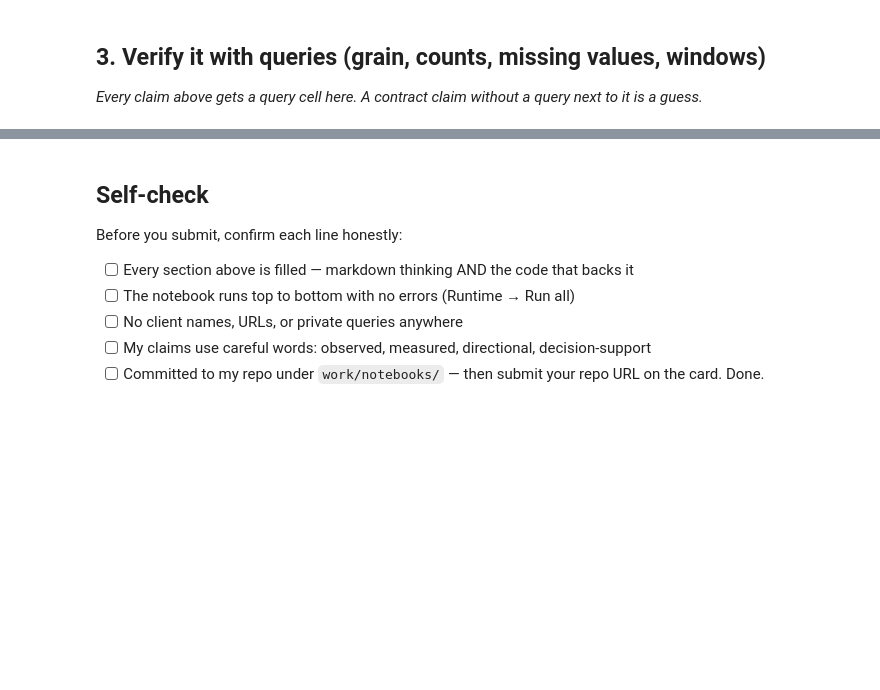
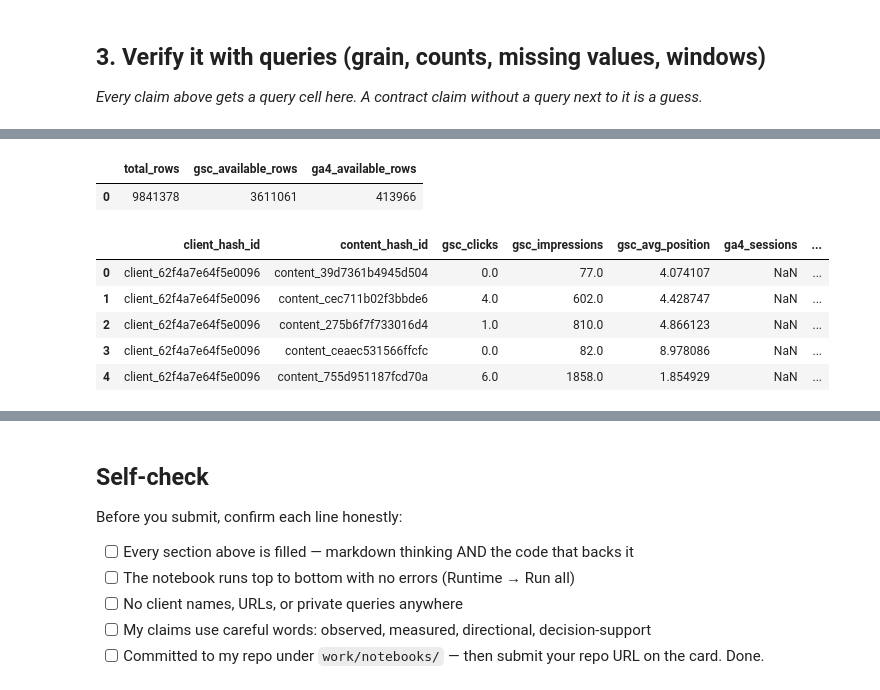
Before and after one commit to mohamedahmed02/Flyrank-internship, a Jupyter notebook: work/notebooks/w03_data_contract.ipynb, the cells around one changed output, grey strips where cells are left out. Cells and saved outputs as stored; diff of their text form; code cells hidden in the pictures; blank space fills up the shorter version.

```diff
--- a/work/notebooks/w03_data_contract.ipynb
+++ b/work/notebooks/w03_data_contract.ipynb
@@ -26,0 +82,80 @@ This skeleton is yours to fill. Work the sections **in order** — each one has
+# %%
+availability_check = con.execute("""
+    SELECT
+        COUNT(*) AS total_rows,
+        COUNT(*) FILTER (WHERE gsc_data_available IS TRUE) AS gsc_available_rows,
+        COUNT(*) FILTER (WHERE ga4_data_available IS TRUE) AS ga4_available_rows
+    FROM read_parquet(
+        'hf://datasets/FlyRank/internship-warehouse/fact_content_daily_performance/month=2026-03/*.parquet'
+    )
+""").df()
+
+availability_check
+# %% [output]
+|  | total_rows | gsc_available_rows | ga4_available_rows |
+| 0 | 9841378 | 3611061 | 413966 |
+# %%
+feature_frame = con.execute("""
+WITH march AS (
+    SELECT
+        client_hash_id,
+        content_hash_id,
+
+        SUM(gsc_clicks) AS gsc_clicks,
+        SUM(gsc_impressions) AS gsc_impressions,
+        AVG(gsc_avg_position) AS gsc_avg_position,
+        SUM(ga4_sessions) AS ga4_sessions,
+        SUM(scroll_events) AS scroll_events
+
+    FROM read_parquet(
+        'hf://datasets/FlyRank/internship-warehouse/fact_content_daily_performance/month=2026-03/*.parquet'
+    )
+    GROUP BY
+        client_hash_id,
+        content_hash_id
+),
+
+april AS (
+    SELECT
+        client_hash_id,
+        content_hash_id,
+        SUM(gsc_clicks) AS april_gsc_clicks
+
+    FROM read_parquet(
+        'hf://datasets/FlyRank/internship-warehouse/fact_content_daily_performance/month=2026-04/*.parquet'
+    )
+    WHERE gsc_data_available IS TRUE
+    GROUP BY
+        client_hash_id,
+        content_hash_id
+)
+
+SELECT
+    march.client_hash_id,
+    march.content_hash_id,
+    march.gsc_clicks,
+    march.gsc_impressions,
+    march.gsc_avg_position,
+    march.ga4_sessions,
+    march.scroll_events,
+
+    CASE
+        WHEN april.april_gsc_clicks > march.gsc_clicks
+        THEN 1
+        ELSE 0
+    END AS label
+
+FROM march
+INNER JOIN april
+    ON march.client_hash_id = april.client_hash_id
+   AND march.content_hash_id = april.content_hash_id
+""").df()
+
+feature_frame.head()
+# %% [output]
+|  | client_hash_id | content_hash_id | gsc_clicks | gsc_impressions | gsc_avg_position | ga4_sessions | ... |
+| 0 | client_62f4a7e64f5e0096 | content_39d7361b4945d504 | 0.0 | 77.0 | 4.074107 | NaN | ... |
+| 1 | client_62f4a7e64f5e0096 | content_cec711b02f3bbde6 | 4.0 | 602.0 | 4.428747 | NaN | ... |
+| 2 | client_62f4a7e64f5e0096 | content_275b6f7f733016d4 | 1.0 | 810.0 | 4.866123 | NaN | ... |
+| 3 | client_62f4a7e64f5e0096 | content_ceaec531566ffcfc | 0.0 | 82.0 | 8.978086 | NaN | ... |
+| 4 | client_62f4a7e64f5e0096 | content_755d951187fcd70a | 6.0 | 1858.0 | 1.854929 | NaN | ... |
```
Also changed, not shown: parts of 24 cells of this notebook.
